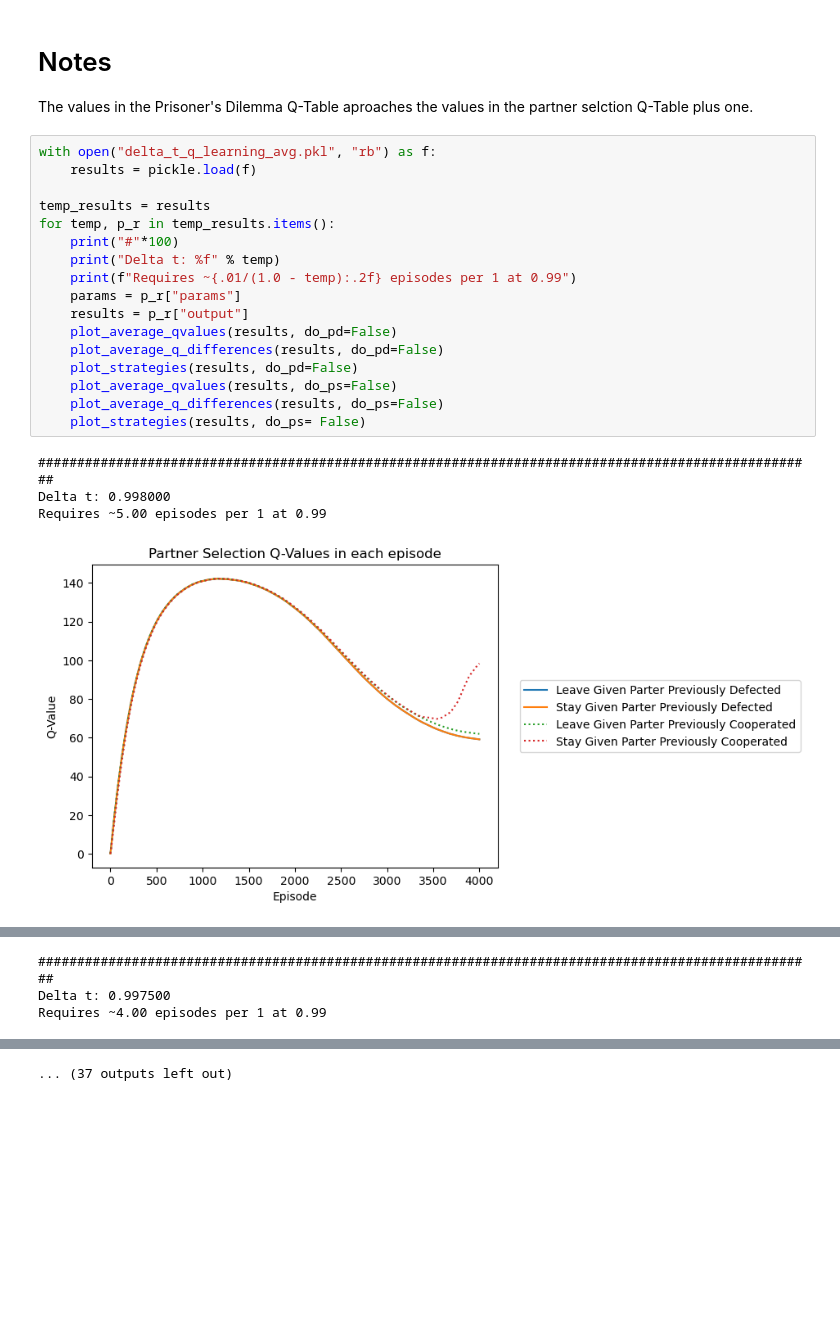
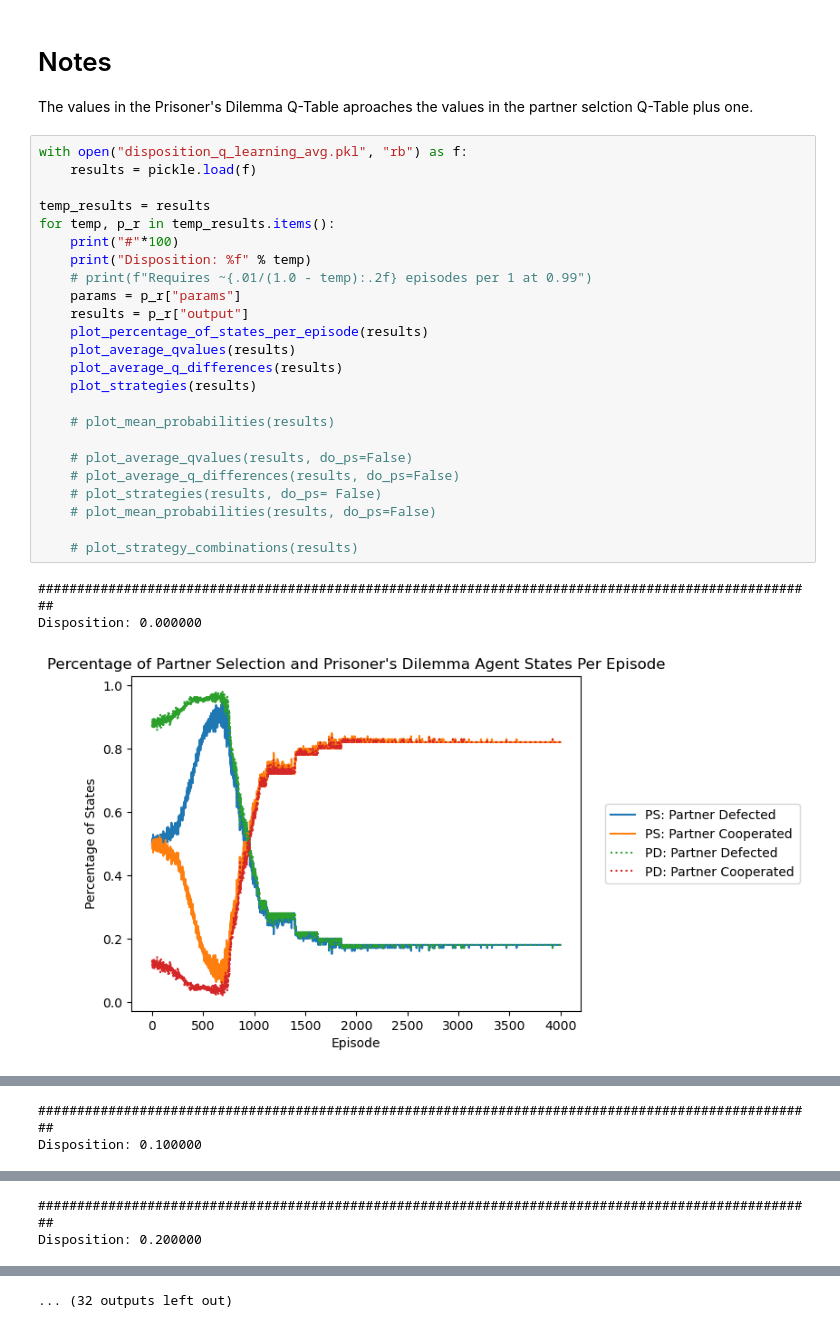
Before and after one commit to noumahme/Williams--code, a Jupyter notebook: pickle_analysis.ipynb, the cells around one changed output, grey strips where cells are left out. Cells and saved outputs as stored; diff of their text form; blank space fills up the shorter version.

```diff
--- a/pickle_analysis.ipynb
+++ b/pickle_analysis.ipynb
@@ -1065,24 +597,30 @@ def average_results(results):
 
 The values in the Prisoner's Dilemma Q-Table aproaches the values in the partner selction Q-Table plus one.
 # %%
-with open("delta_t_q_learning_avg.pkl", "rb") as f:
+with open("disposition_q_learning_avg.pkl", "rb") as f:
     results = pickle.load(f)
 
 temp_results = results
 for temp, p_r in temp_results.items():
     print("#"*100)
-    print("Delta t: %f" % temp)
-    print(f"Requires ~{.01/(1.0 - temp):.2f} episodes per 1 at 0.99")
+    print("Disposition: %f" % temp)
+    # print(f"Requires ~{.01/(1.0 - temp):.2f} episodes per 1 at 0.99")
     params = p_r["params"]
     results = p_r["output"]
-    plot_average_qvalues(results, do_pd=False)
-    plot_average_q_differences(results, do_pd=False)
-    plot_strategies(results, do_pd=False)
-    plot_average_qvalues(results, do_ps=False)
-    plot_average_q_differences(results, do_ps=False)
-    plot_strategies(results, do_ps= False)
+    plot_percentage_of_states_per_episode(results)
+    plot_average_qvalues(results)
+    plot_average_q_differences(results)
+    plot_strategies(results)
+
+    # plot_mean_probabilities(results)
+
+    # plot_average_qvalues(results, do_ps=False)
+    # plot_average_q_differences(results, do_ps=False)
+    # plot_strategies(results, do_ps= False)
+    # plot_mean_probabilities(results, do_ps=False)
+
+    # plot_strategy_combinations(results)
 # %% [output]
 ####################################################################################################
-Delta t: 0.998000
-Requires ~5.00 episodes per 1 at 0.99
+Disposition: 0.000000
-[figure, old version]
+[figure, new version]
@@ -1090,0 +629,2 @@ Requires ~5.00 episodes per 1 at 0.99
+####################################################################################################
+Disposition: 0.100000
@@ -1094,3 +634,2 @@ Requires ~5.00 episodes per 1 at 0.99
-####################################################################################################
-Delta t: 0.997500
-Requires ~4.00 episodes per 1 at 0.99
+####################################################################################################
+Disposition: 0.200000
@@ -1101 +639 @@ Requires ~4.00 episodes per 1 at 0.99
-... (37 outputs left out)
+... (32 outputs left out)
```
Also changed, not shown: parts of 3 cells of this notebook, 1 other file.
